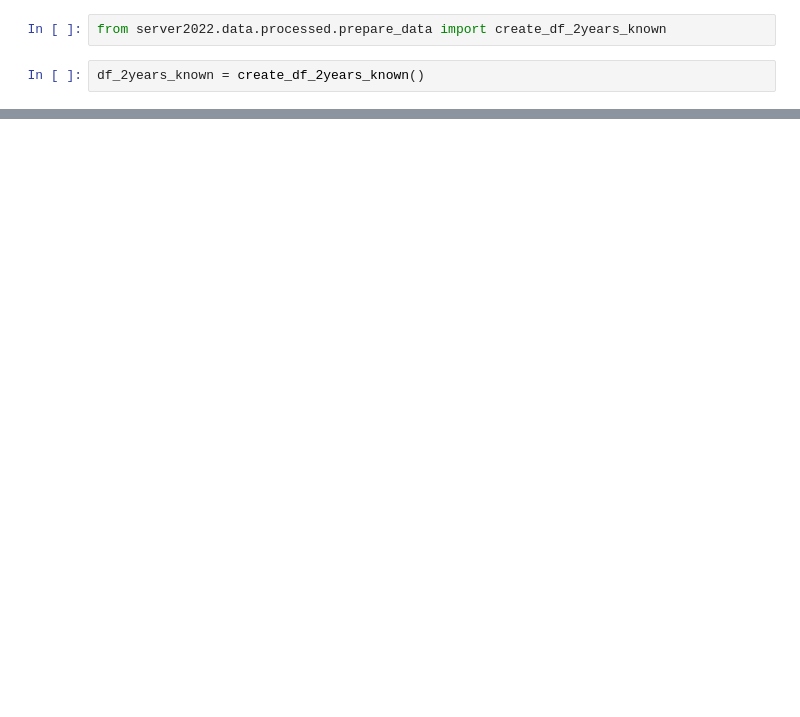
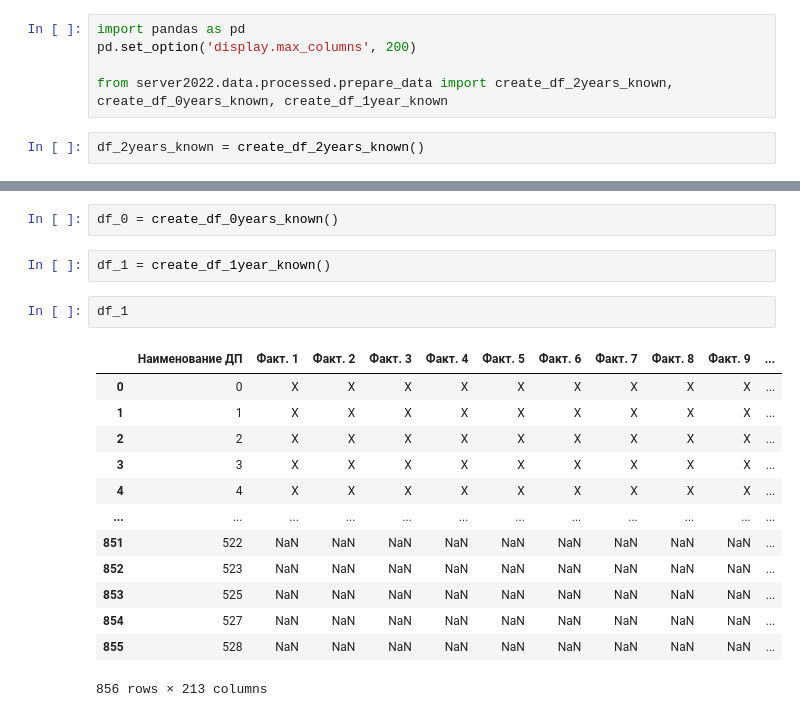
Before and after one commit to YurchenkoPO/McKinsey_Severstal_Hack_2022, a Jupyter notebook: notebooks/leha.ipynb, the cells around one changed output, grey strips where cells are left out. Saved outputs shown, nothing was run; the diff lists cells and outputs as text; blank space fills up the shorter version.

Commit message:
add 0 and 1 year dfs

```diff
--- a/notebooks/leha.ipynb
+++ b/notebooks/leha.ipynb
@@ -1,4 +1,7 @@
 # %%
-from server2022.data.processed.prepare_data import create_df_2years_known
+import pandas as pd
+pd.set_option('display.max_columns', 200)
+
+from server2022.data.processed.prepare_data import create_df_2years_known, create_df_0years_known, create_df_1year_known
 # %%
 df_2years_known = create_df_2years_known()
@@ -21,0 +25,20 @@ df_2years_known
+# %%
+df_0 = create_df_0years_known()
+# %%
+df_1 = create_df_1year_known()
+# %%
+df_1
+# %% [output]
+|  | Наименование ДП | Факт. 1 | Факт. 2 | Факт. 3 | Факт. 4 | Факт. 5 | Факт. 6 | Факт. 7 | Факт. 8 | Факт. 9 | ... |
+| 0 | 0 | Х | Х | Х | Х | Х | Х | Х | Х | Х | ... |
+| 1 | 1 | Х | Х | Х | Х | Х | Х | Х | Х | Х | ... |
+| 2 | 2 | Х | Х | Х | Х | Х | Х | Х | Х | Х | ... |
+| 3 | 3 | Х | Х | Х | Х | Х | Х | Х | Х | Х | ... |
+| 4 | 4 | Х | Х | Х | Х | Х | Х | Х | Х | Х | ... |
+| ... | ... | ... | ... | ... | ... | ... | ... | ... | ... | ... | ... |
+| 851 | 522 | NaN | NaN | NaN | NaN | NaN | NaN | NaN | NaN | NaN | ... |
+| 852 | 523 | NaN | NaN | NaN | NaN | NaN | NaN | NaN | NaN | NaN | ... |
+| 853 | 525 | NaN | NaN | NaN | NaN | NaN | NaN | NaN | NaN | NaN | ... |
+| 854 | 527 | NaN | NaN | NaN | NaN | NaN | NaN | NaN | NaN | NaN | ... |
+| 855 | 528 | NaN | NaN | NaN | NaN | NaN | NaN | NaN | NaN | NaN | ... |
+856 rows × 213 columns
```
Also changed, not shown: parts of 2 cells of this notebook, 1 other file.
